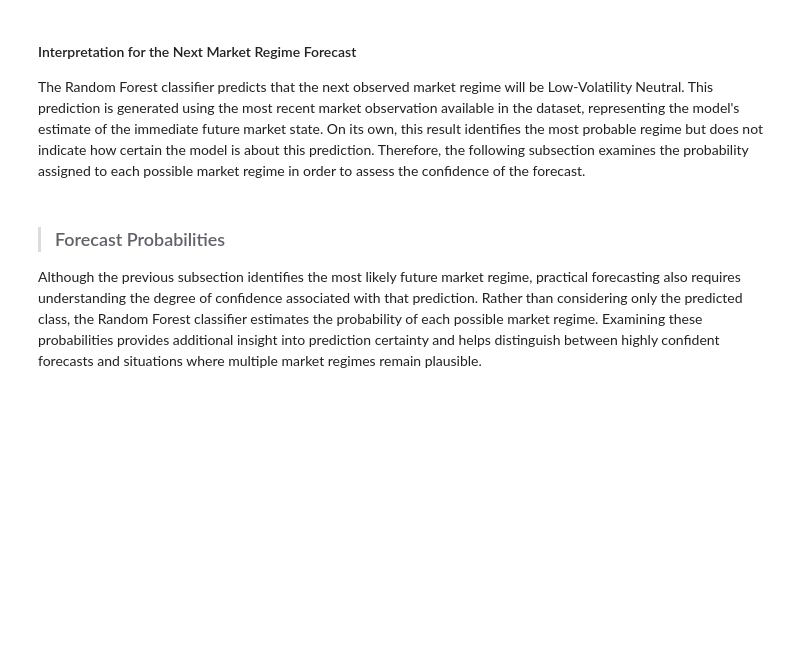
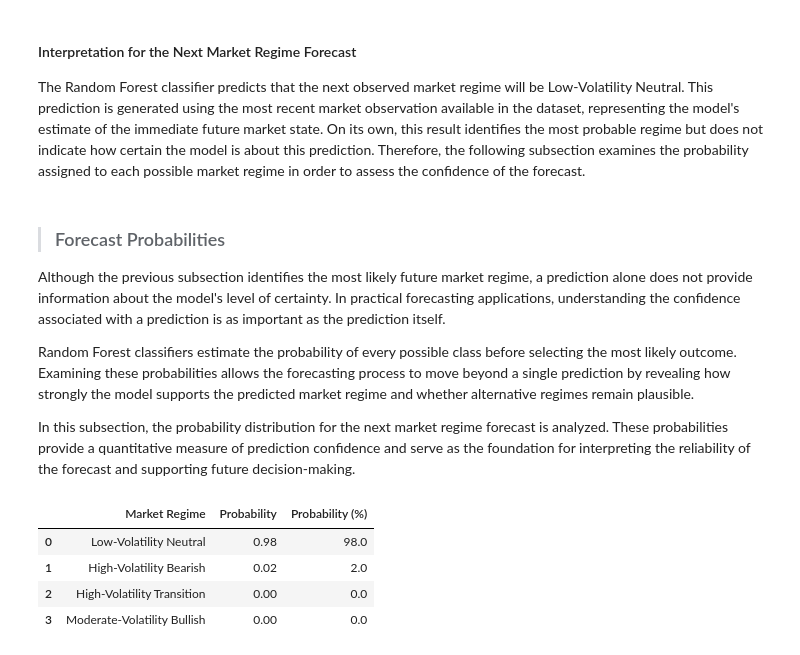
Before and after one commit to GaelRendon/Financial-market-regime-detetcion-system, a Jupyter notebook: notebooks/07_market_regime_forecasting.ipynb, the cells around one changed output. Drawn from its saved outputs; the diff is of its cells as text; code cells hidden in the pictures; blank space fills up the shorter version.

```diff
--- a/notebooks/07_market_regime_forecastng.ipynb
+++ b/notebooks/07_market_regime_forecasting.ipynb
@@ -710,8 +710,42 @@ Predicted Market Regime: Low-Volatility Neutral
 The Random Forest classifier predicts that the next observed market regime will be Low-Volatility Neutral. This prediction is generated using the most recent market observation available in the dataset, representing the model's estimate of the immediate future market state. On its own, this result identifies the most probable regime but does not indicate how certain the model is about this prediction. Therefore, the following subsection examines the probability assigned to each possible market regime in order to assess the confidence of the forecast.
 # %% [markdown]
 > ### Forecast Probabilities
-Although the previous subsection identifies the most likely future market regime, practical forecasting also requires understanding the degree of confidence associated with that prediction. Rather than considering only the predicted class, the Random Forest classifier estimates the probability of each possible market regime. Examining these probabilities provides additional insight into prediction certainty and helps distinguish between highly confident forecasts and situations where multiple market regimes remain plausible.
+Although the previous subsection identifies the most likely future market regime, a prediction alone does not provide information about the model's level of certainty. In practical forecasting applications, understanding the confidence associated with a prediction is as important as the prediction itself.
+
+Random Forest classifiers estimate the probability of every possible class before selecting the most likely outcome. Examining these probabilities allows the forecasting process to move beyond a single prediction by revealing how strongly the model supports the predicted market regime and whether alternative regimes remain plausible.
+
+In this subsection, the probability distribution for the next market regime forecast is analyzed. These probabilities provide a quantitative measure of prediction confidence and serve as the foundation for interpreting the reliability of the forecast and supporting future decision-making.
 # %%
 # ============================================
-# Probability Table
+# Forecast Probability Distribution
 # ============================================
+
+# Predict probabilities for the latest observation
+forecast_probabilities = random_forest_model.predict_proba(latest_observation)[0]
+
+# Create the probability summary
+forecast_probability_df = pd.DataFrame({
+    "Market Regime": regime_encoder.inverse_transform(
+        np.arange(len(forecast_probabilities))
+    ),
+    "Probability": forecast_probabilities
+})
+
+# Convert to percentages
+forecast_probability_df["Probability (%)"] = (
+    forecast_probability_df["Probability"] * 100
+).round(2)
+
+# Sort from highest to lowest probability
+forecast_probability_df = forecast_probability_df.sort_values(
+    by="Probability",
+    ascending=False
+).reset_index(drop=True)
+
+forecast_probability_df
+# %% [output]
+|  | Market Regime | Probability | Probability (%) |
+| 0 | Low-Volatility Neutral | 0.98 | 98.0 |
+| 1 | High-Volatility Bearish | 0.02 | 2.0 |
+| 2 | High-Volatility Transition | 0.00 | 0.0 |
+| 3 | Moderate-Volatility Bullish | 0.00 | 0.0 |
```
Also changed, not shown: parts of 7 cells of this notebook.
